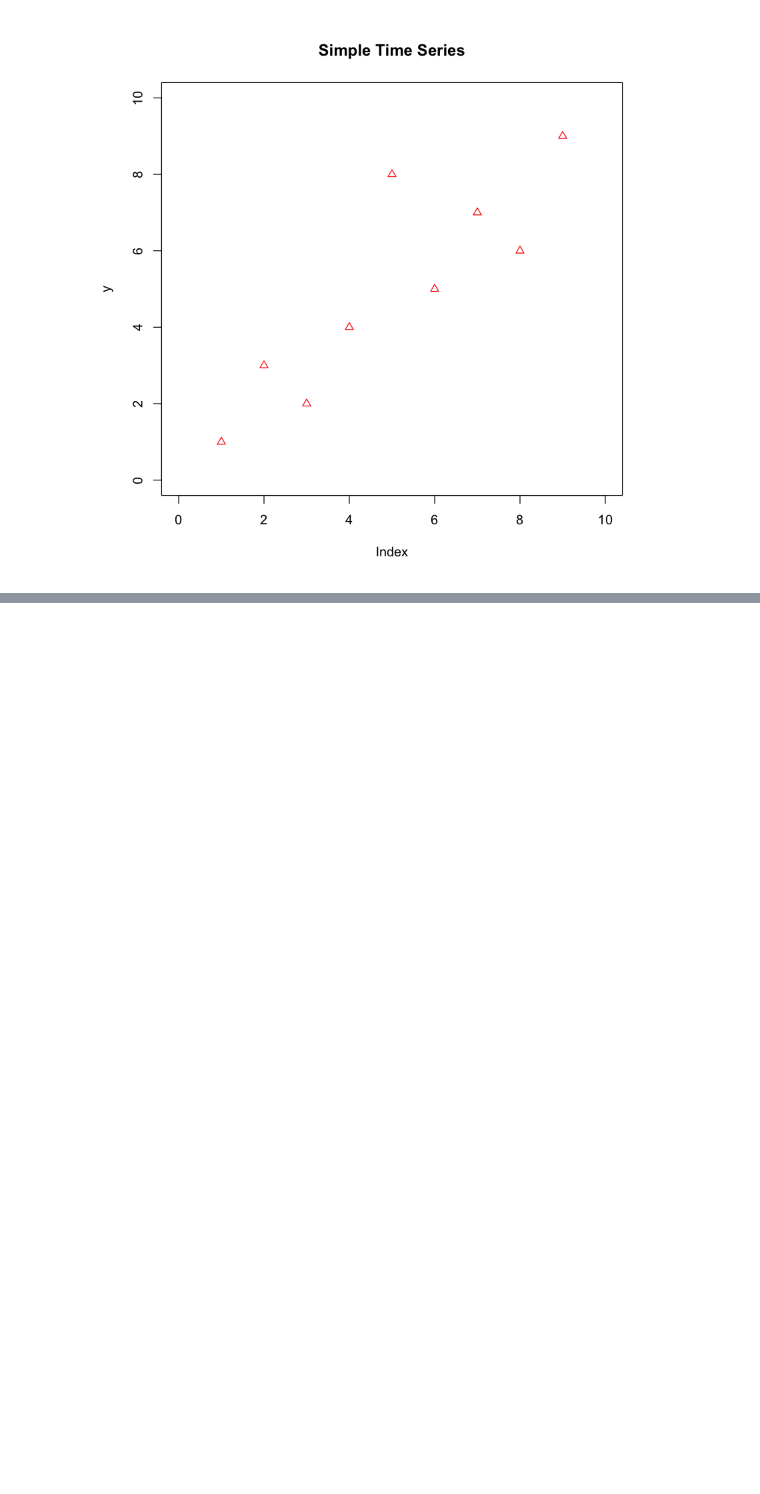
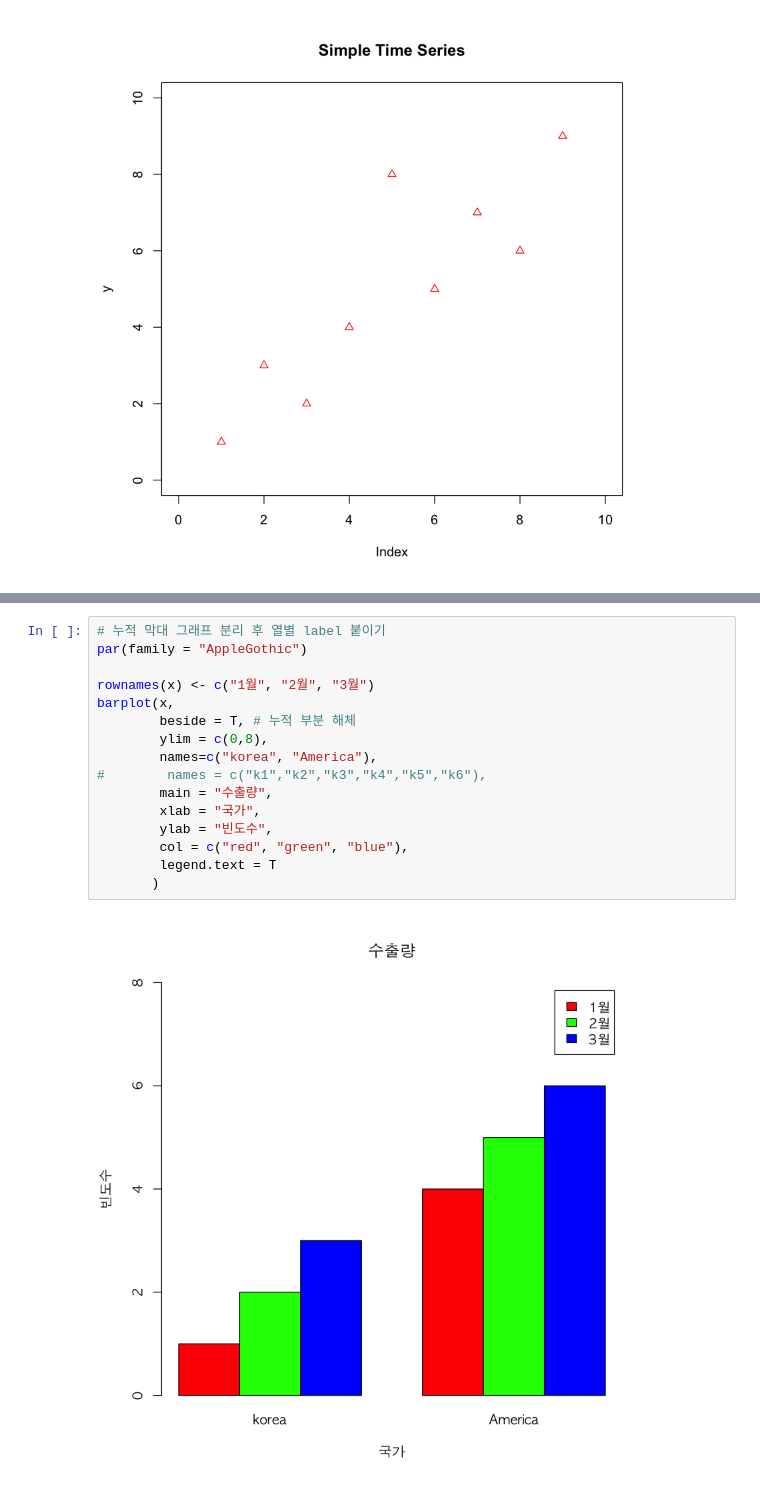
Before and after one commit to HyeogDo/R_study, a Jupyter notebook: 09. 데이터 시각화.ipynb, the cells around one changed output, grey strips where cells are left out. Drawn from its saved outputs; the diff is of its cells as text; blank space fills up the shorter version.

```diff
--- a/09. 데이터 시각화.ipynb
+++ b/09. 데이터 시각화.ipynb
@@ -204,0 +292,18 @@ plot(x,y,
+# %%
+# 누적 막대 그래프 분리 후 열별 label 붙이기
+par(family = "AppleGothic")
+
+rownames(x) <- c("1월", "2월", "3월")
+barplot(x,
+        beside = T, # 누적 부분 해체
+        ylim = c(0,8),
+        names=c("korea", "America"),
+#        names = c("k1","k2","k3","k4","k5","k6"),
+        main = "수출량",
+        xlab = "국가",
+        ylab = "빈도수",
+        col = c("red", "green", "blue"),
+        legend.text = T
+       )
+# %% [output]
+[figure, added]
```
Also changed, not shown: parts of 40 cells of this notebook, 1 other file.
